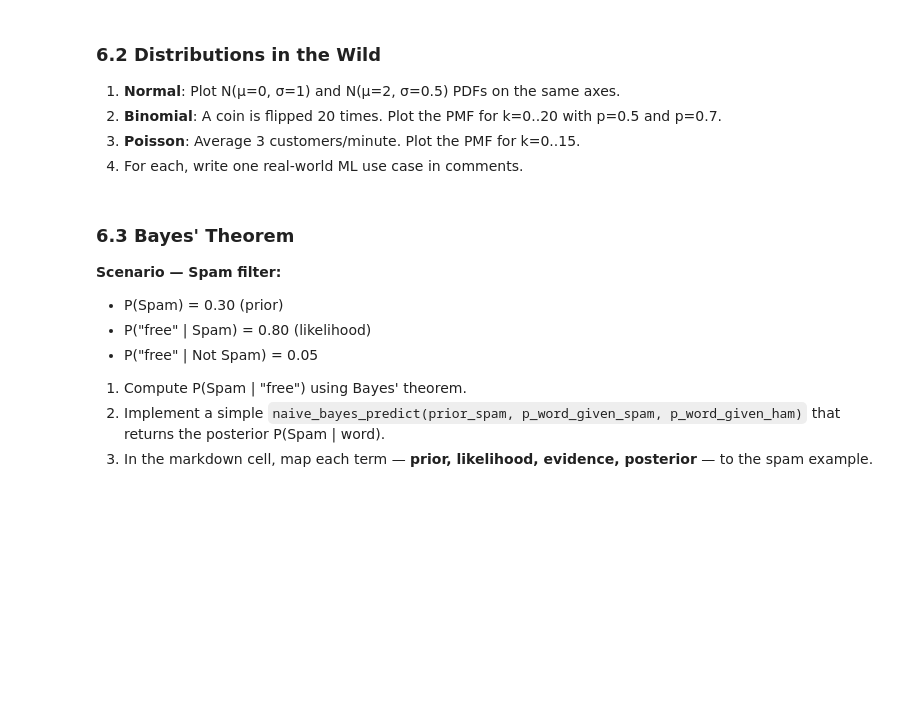
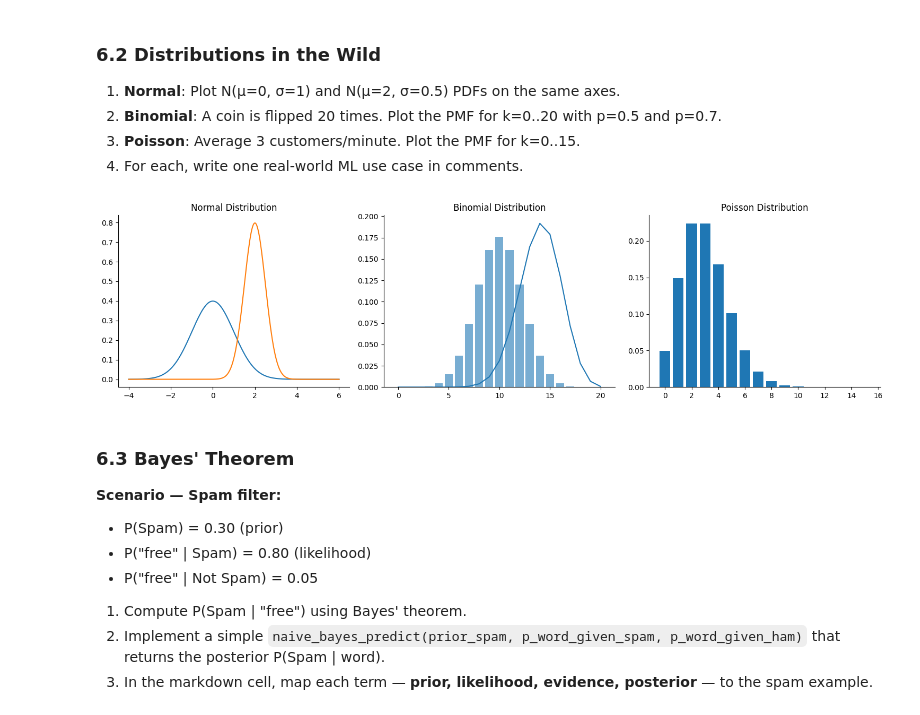
Before and after one commit to DhangeSakshiSanjay/Celebal_Weekly_Assignments, a Jupyter notebook: week1_assignment.ipynb, the cells around one changed output. Cells and saved outputs as stored; diff of their text form; code cells hidden in the pictures; blank space fills up the shorter version.

```diff
--- a/week1_assignment.ipynb
+++ b/week1_assignment.ipynb
@@ -795,25 +870,37 @@ print(f"Independent? {independent}")
 # %%
 fig, axes = plt.subplots(1, 3, figsize=(15, 4))
 
 # ── Normal ──────────────────────────────────────────────────────────────────
-x = np.linspace(-4, 6, 300)
-# YOUR CODE HERE — plot two normal PDFs on axes[0]
-# ML use case: ...
+from scipy.stats import norm, binom, poisson
+import numpy as np
+
+x = np.linspace(-4, 6, 300)  # YOUR CODE HERE
+axes[0].plot(x, norm.pdf(x, 0, 1))  # YOUR CODE HERE
+axes[0].plot(x, norm.pdf(x, 2, 0.5))  # YOUR CODE HERE
+
+# ML use case: model errors/residuals in regression follow normal distribution
 axes[0].set_title('Normal Distribution')
 
+
 # ── Binomial ────────────────────────────────────────────────────────────────
-k = np.arange(0, 21)
-# YOUR CODE HERE — plot PMFs for p=0.5 and p=0.7 on axes[1]
-# ML use case: ...
+k = np.arange(0, 21)  # FIX: define k
+axes[1].bar(k, binom.pmf(k, 20, 0.5), alpha=0.6)  # YOUR CODE HERE
+axes[1].plot(k, binom.pmf(k, 20, 0.7))            # YOUR CODE HERE
+
+# ML use case: click-through prediction (clicked vs not clicked ads)
 axes[1].set_title('Binomial Distribution')
 
+
 # ── Poisson ─────────────────────────────────────────────────────────────────
-k2 = np.arange(0, 16)
-# YOUR CODE HERE — plot PMF (λ=3) on axes[2]
-# ML use case: ...
+k2 = np.arange(0, 16)  # FIX: define k2
+axes[2].bar(k2, poisson.pmf(k2, 3))  # YOUR CODE HERE
+
+# ML use case: number of website requests per minute / traffic prediction
 axes[2].set_title('Poisson Distribution')
 
 plt.tight_layout(); plt.show()
+# %% [output]
+[figure, added]
 # %% [markdown]
 ### 6.3 Bayes' Theorem
 
```
Also changed, not shown: parts of 12 cells of this notebook.
